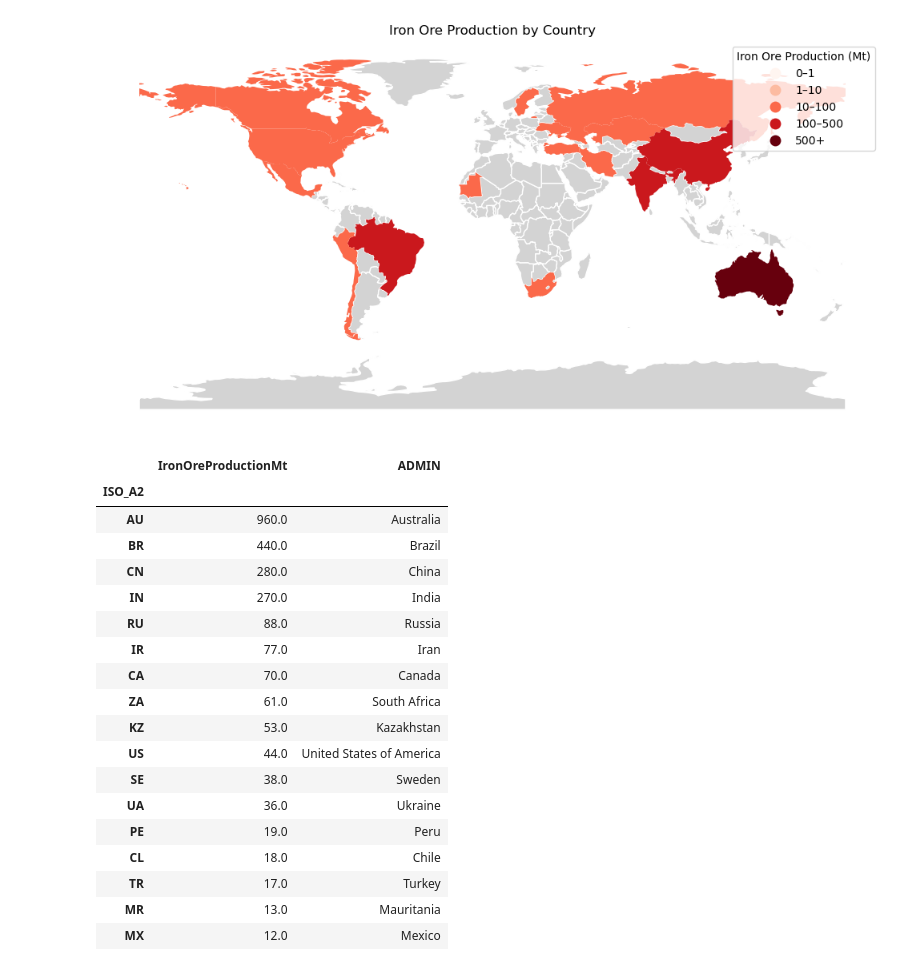
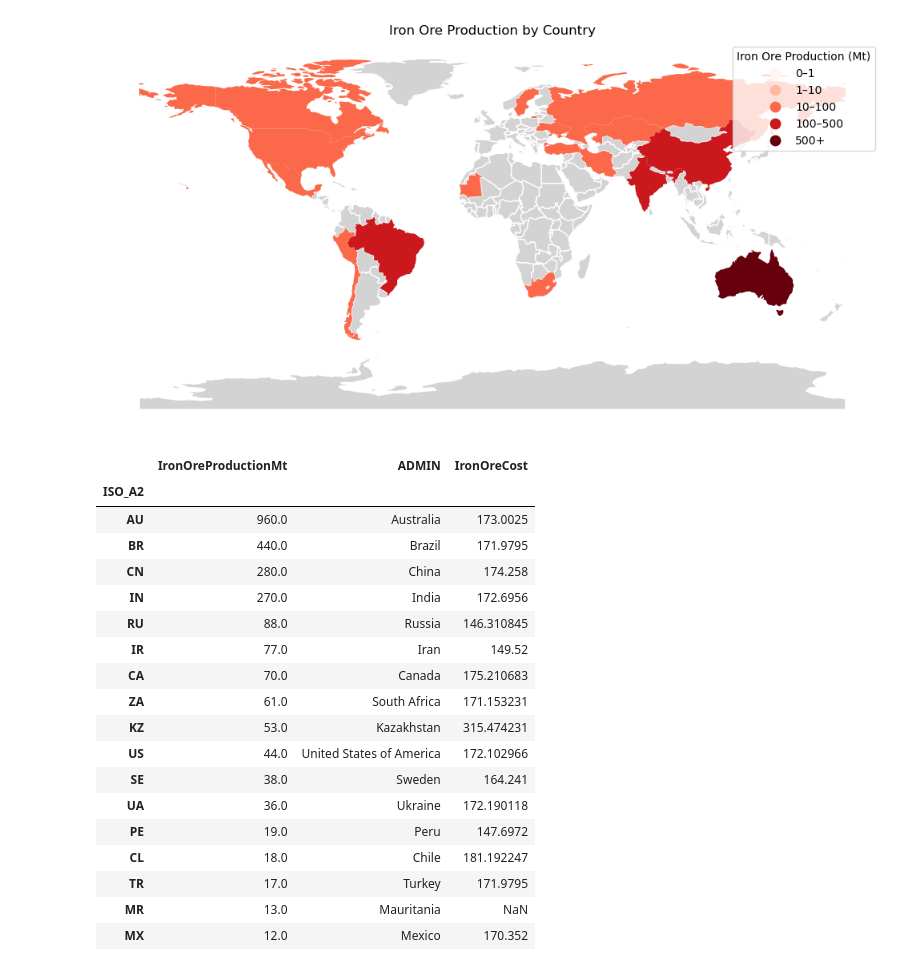
Before and after one commit to energyLS/shift, a Jupyter notebook: workflow/notebooks/global-iron-ore.ipynb, the cells around one changed output. Saved outputs shown, nothing was run; the diff lists cells and outputs as text; code cells hidden in the pictures.

Commit message:
feat: read cost data

```diff
--- a/workflow/notebooks/global-iron-ore.ipynb
+++ b/workflow/notebooks/global-iron-ore.ipynb
@@ -95,3 +151,16 @@ production = filtered_df.set_index('ISO_A2')
 
 # Display result
 production.to_csv(production_fn)
+# %%
+
+# Merge production and cost data
+production_cost = production.reset_index()
+production_cost = production_cost.merge(
+    cost_df[['ISO_A2', 'IronOreCost']],
+    how='left',
+    on='ISO_A2'
+)
+production_cost = production_cost.set_index('ISO_A2')
+
+print("Production and cost data merged:")
+print(production_cost)
@@ -134,24 +224,24 @@ plt.show()
 # %% [output]
 [figure]
 # %%
-production.sort_values('IronOreProductionMt', ascending=False)
+production_cost.sort_values('IronOreProductionMt', ascending=False)
 # %% [output]
-|  | IronOreProductionMt | ADMIN |
-| ISO_A2 |  |  |
-| AU | 960.0 | Australia |
-| BR | 440.0 | Brazil |
-| CN | 280.0 | China |
-| IN | 270.0 | India |
-| RU | 88.0 | Russia |
-| IR | 77.0 | Iran |
-| CA | 70.0 | Canada |
-| ZA | 61.0 | South Africa |
-| KZ | 53.0 | Kazakhstan |
-| US | 44.0 | United States of America |
-| SE | 38.0 | Sweden |
-| UA | 36.0 | Ukraine |
-| PE | 19.0 | Peru |
-| CL | 18.0 | Chile |
-| TR | 17.0 | Turkey |
-| MR | 13.0 | Mauritania |
-| MX | 12.0 | Mexico |
+|  | IronOreProductionMt | ADMIN | IronOreCost |
+| ISO_A2 |  |  |  |
+| AU | 960.0 | Australia | 173.0025 |
+| BR | 440.0 | Brazil | 171.9795 |
+| CN | 280.0 | China | 174.258 |
+| IN | 270.0 | India | 172.6956 |
+| RU | 88.0 | Russia | 146.310845 |
+| IR | 77.0 | Iran | 149.52 |
+| CA | 70.0 | Canada | 175.210683 |
+| ZA | 61.0 | South Africa | 171.153231 |
+| KZ | 53.0 | Kazakhstan | 315.474231 |
+| US | 44.0 | United States of America | 172.102966 |
+| SE | 38.0 | Sweden | 164.241 |
+| UA | 36.0 | Ukraine | 172.190118 |
+| PE | 19.0 | Peru | 147.6972 |
+| CL | 18.0 | Chile | 181.192247 |
+| TR | 17.0 | Turkey | 171.9795 |
+| MR | 13.0 | Mauritania | NaN |
+| MX | 12.0 | Mexico | 170.352 |
```
Also changed, not shown: parts of 4 cells of this notebook.
